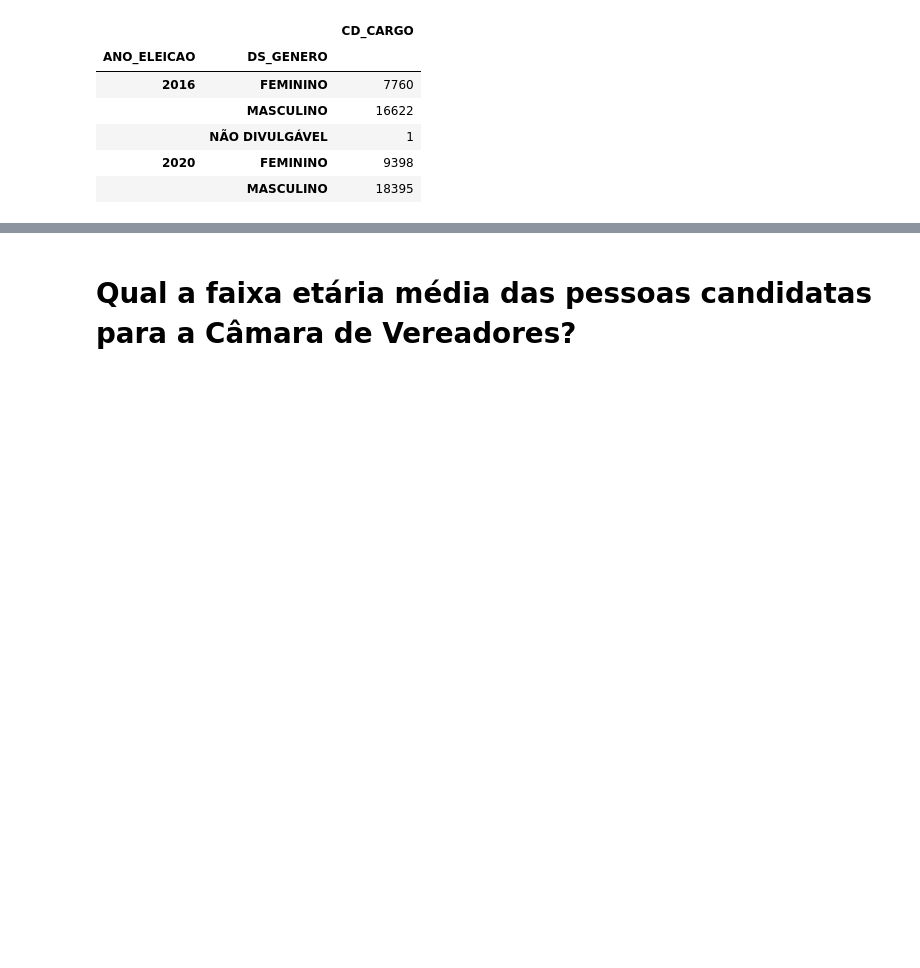
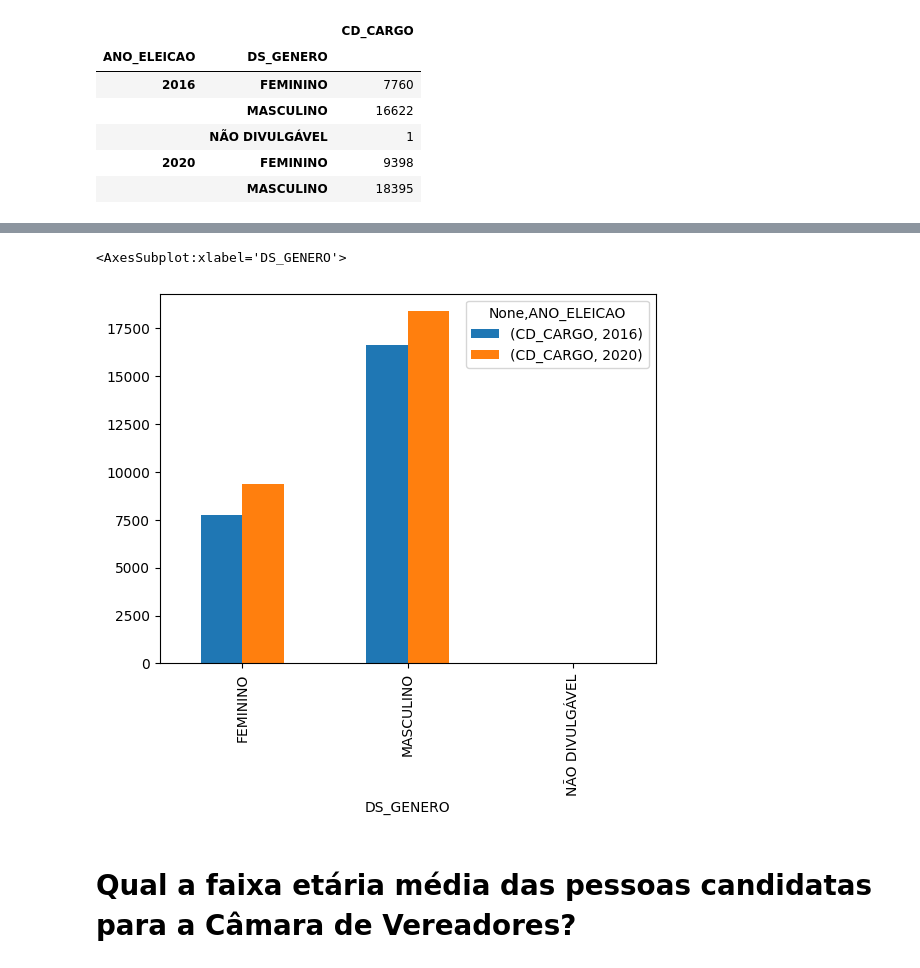
Before and after one commit to escola-de-dados/python-inovacao-civica, a Jupyter notebook: semana_2/aula_aovivo.ipynb, the cells around one changed output, grey strips where cells are left out. Saved outputs shown, nothing was run; the diff lists cells and outputs as text; code cells hidden in the pictures; blank space fills up the shorter version.

```diff
--- a/semana_2/aula_aovivo.ipynb
+++ b/semana_2/aula_aovivo.ipynb
@@ -137,0 +115,2 @@ round(df_raca_genero[['DS_GENERO', 'VR_DESPESA_MAX_CAMPANHA']].groupby(by=['DS_G
+# %%
+df_ano_genero = df_raca_genero[['ANO_ELEICAO', 'DS_GENERO', 'CD_CARGO']].groupby(by=['ANO_ELEICAO', 'DS_GENERO'], as_index=False).count()
@@ -138,3 +126,8 @@ round(df_raca_genero[['DS_GENERO', 'VR_DESPESA_MAX_CAMPANHA']].groupby(by=['DS_G
+# %%
+df_ano_genero.groupby(['ANO_ELEICAO', 'DS_GENERO']).sum().unstack(0).plot(kind="bar")
+# %% [output]
+<AxesSubplot:xlabel='DS_GENERO'>
+[figure, added]
 # %% [markdown]
 # Qual a faixa etária média das pessoas candidatas para a Câmara de Vereadores?
 # %%
```
Also changed, not shown: parts of 5 cells of this notebook, 4 other files.
